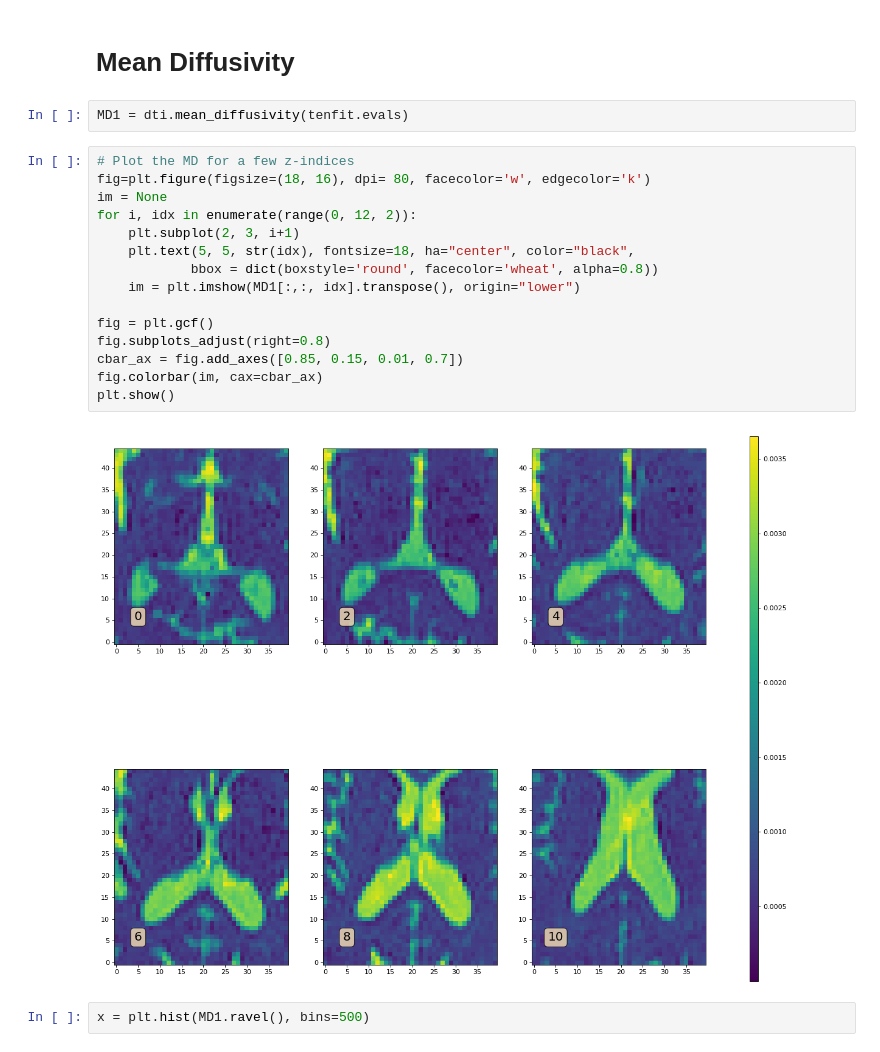
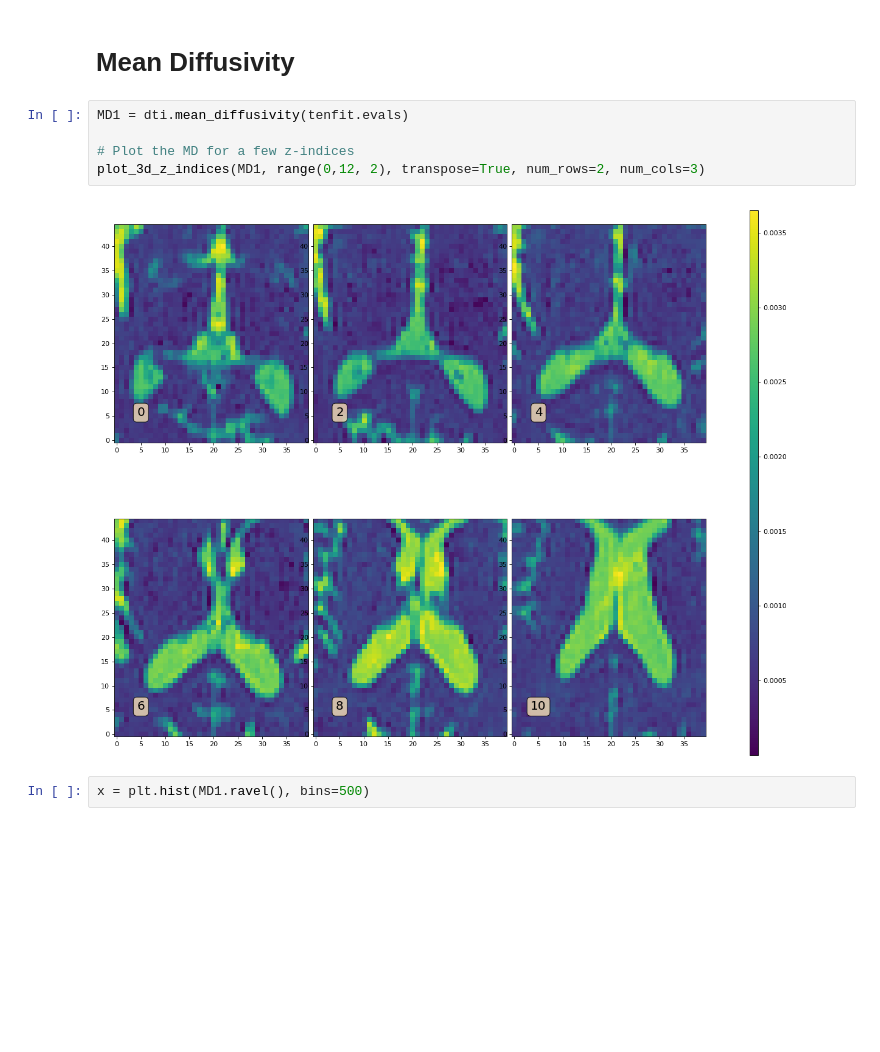
Before and after one commit to sameerd/DiffusionTensorImaging, a Jupyter notebook: notebooks/Free Water.ipynb, the cells around one changed output. Cells and saved outputs as stored; diff of their text form; blank space fills up the shorter version.

```diff
--- a/notebooks/Free Water.ipynb
+++ b/notebooks/Free Water.ipynb
@@ -126,25 +140,13 @@ x = plt.hist(FA.ravel(), bins=500)
 [figure]
 # %% [markdown]
 # Mean Diffusivity
-# %%
-MD1 = dti.mean_diffusivity(tenfit.evals)
-# %%
-# Plot the MD for a few z-indices
-fig=plt.figure(figsize=(18, 16), dpi= 80, facecolor='w', edgecolor='k')
-im = None
-for i, idx in enumerate(range(0, 12, 2)):
-    plt.subplot(2, 3, i+1)
-    plt.text(5, 5, str(idx), fontsize=18, ha="center", color="black",
-            bbox = dict(boxstyle='round', facecolor='wheat', alpha=0.8))
-    im = plt.imshow(MD1[:,:, idx].transpose(), origin="lower")
-
-fig = plt.gcf()
-fig.subplots_adjust(right=0.8)
-cbar_ax = fig.add_axes([0.85, 0.15, 0.01, 0.7])
-fig.colorbar(im, cax=cbar_ax)
-plt.show()
-# %% [output]
-[figure, removed]
+# %%
+MD1 = dti.mean_diffusivity(tenfit.evals)
+
+# Plot the MD for a few z-indices
+plot_3d_z_indices(MD1, range(0,12, 2), transpose=True, num_rows=2, num_cols=3)
+# %% [output]
+[figure, added]
 # %%
 x = plt.hist(MD1.ravel(), bins=500)
 # %% [output]
```
Also changed, not shown: parts of 26 cells of this notebook.
